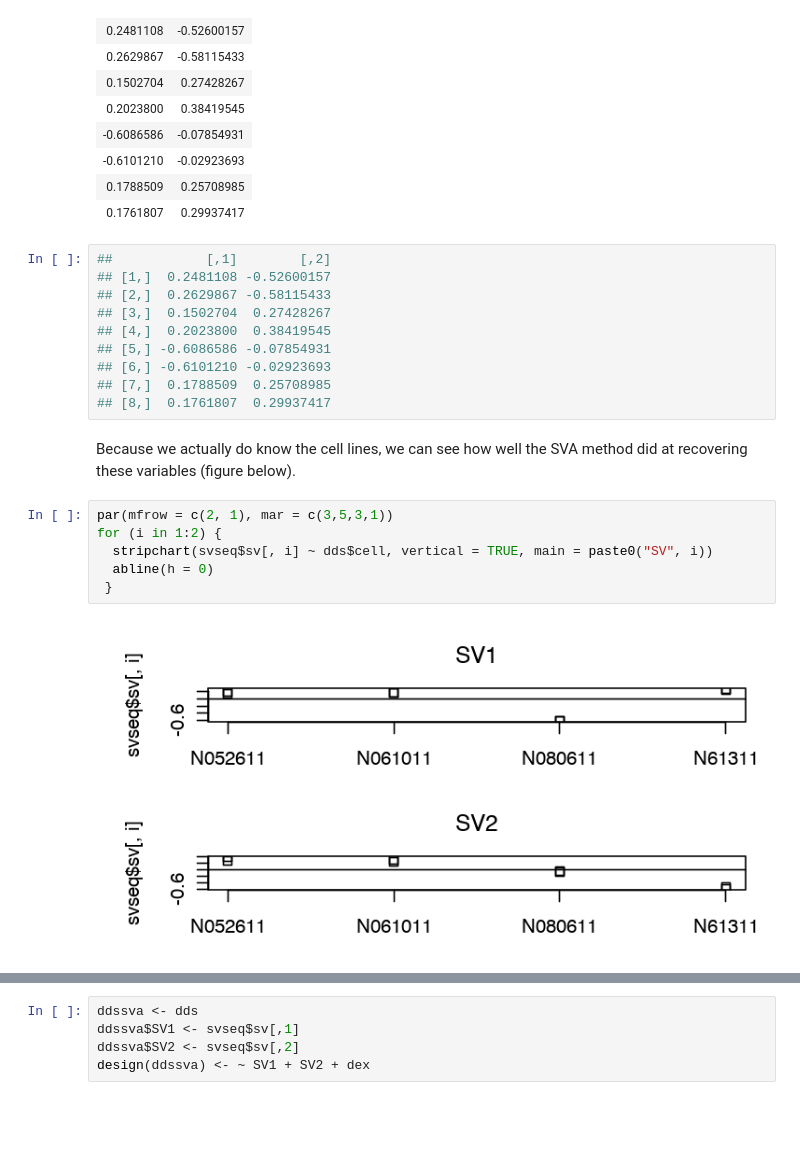
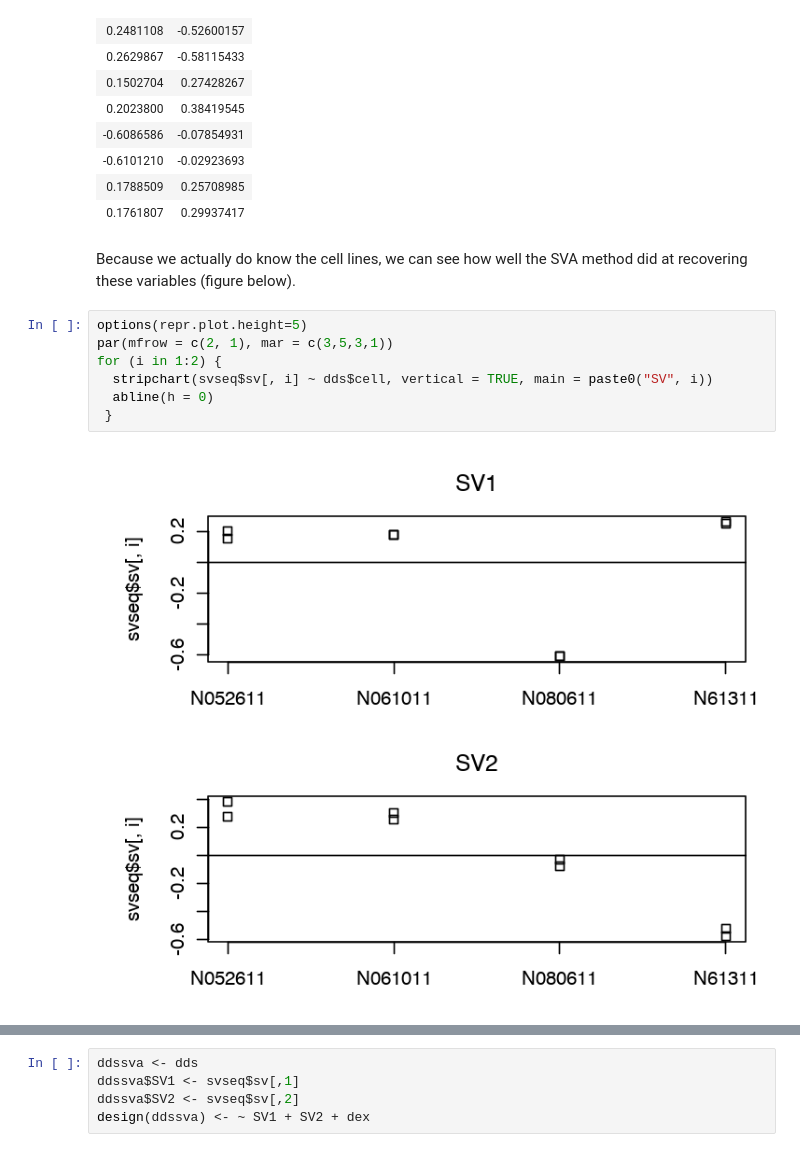
Before and after one commit to vjcitn/BrownCOBRE2018, a Jupyter notebook: notebooks_day2/BrownCOBREDay2Session2.ipynb, the cells around one changed output, grey strips where cells are left out. Saved outputs shown, nothing was run; the diff lists cells and outputs as text; blank space fills up the shorter version.

```diff
--- a/notebooks_day2/BrownCOBREDay2Session2.ipynb
+++ b/notebooks_day2/BrownCOBREDay2Session2.ipynb
@@ -1337,27 +1033,18 @@ svseq$sv
 | -0.6101210 | -0.02923693 |
 | 0.1788509 | 0.25708985 |
 | 0.1761807 | 0.29937417 |
-# %%
-##            [,1]        [,2]
-## [1,]  0.2481108 -0.52600157
-## [2,]  0.2629867 -0.58115433
-## [3,]  0.1502704  0.27428267
-## [4,]  0.2023800  0.38419545
-## [5,] -0.6086586 -0.07854931
-## [6,] -0.6101210 -0.02923693
-## [7,]  0.1788509  0.25708985
-## [8,]  0.1761807  0.29937417
 # %% [markdown]
 Because we actually do know the cell lines, we can see how well the
 SVA method did at recovering these variables (figure below).
 # %%
+options(repr.plot.height=5)
 par(mfrow = c(2, 1), mar = c(3,5,3,1))
 for (i in 1:2) {
   stripchart(svseq$sv[, i] ~ dds$cell, vertical = TRUE, main = paste0("SV", i))
   abline(h = 0)
  }
 # %% [output]
-[figure, old version]
+[figure, new version]
 # %% [markdown]
 ![](BrownCOBREDay2Session2_files/figure-html/svaplot-1.png)<!-- -->
 
```
Also changed, not shown: parts of 41 cells of this notebook, 3 other files.
